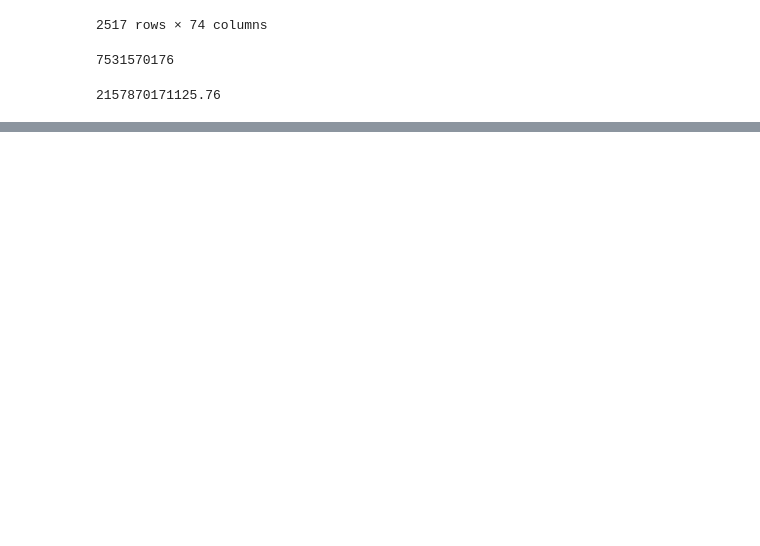
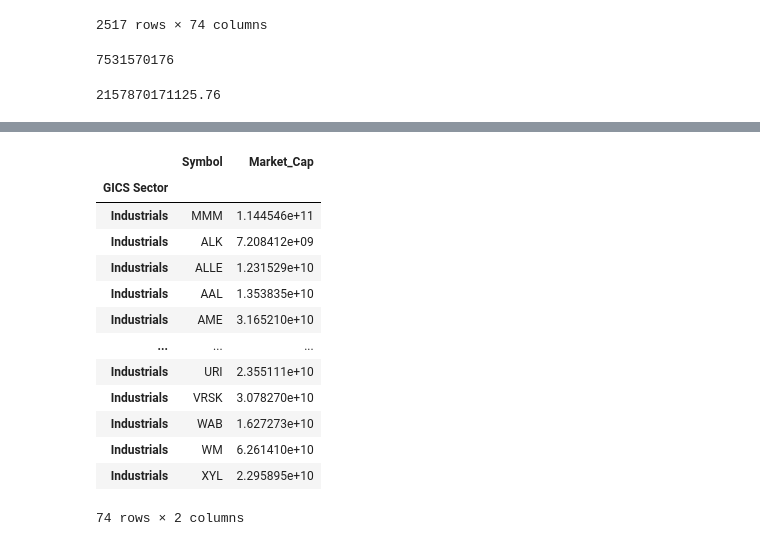
Before and after one commit to scottslusher/Portfolio-Builder, a Jupyter notebook: workflow/yfinance_bb.ipynb, the cells around one changed output, grey strips where cells are left out. Saved outputs shown, nothing was run; the diff lists cells and outputs as text; code cells hidden in the pictures; blank space fills up the shorter version.

```diff
--- a/workflow/yfinance_bb.ipynb
+++ b/workflow/yfinance_bb.ipynb
@@ -438,0 +495,18 @@ def market_cap(industrials_list):
+# %%
+industrials_sp500 = sp500_w_marketcap.loc["Industrials"]
+industrials_sp500
+# %% [output]
+|  | Symbol | Market_Cap |
+| GICS Sector |  |  |
+| Industrials | MMM | 1.144546e+11 |
+| Industrials | ALK | 7.208412e+09 |
+| Industrials | ALLE | 1.231529e+10 |
+| Industrials | AAL | 1.353835e+10 |
+| Industrials | AME | 3.165210e+10 |
+| ... | ... | ... |
+| Industrials | URI | 2.355111e+10 |
+| Industrials | VRSK | 3.078270e+10 |
+| Industrials | WAB | 1.627273e+10 |
+| Industrials | WM | 6.261410e+10 |
+| Industrials | XYL | 2.295895e+10 |
+74 rows × 2 columns
```
Also changed, not shown: parts of 6 cells of this notebook, 1 other file.
